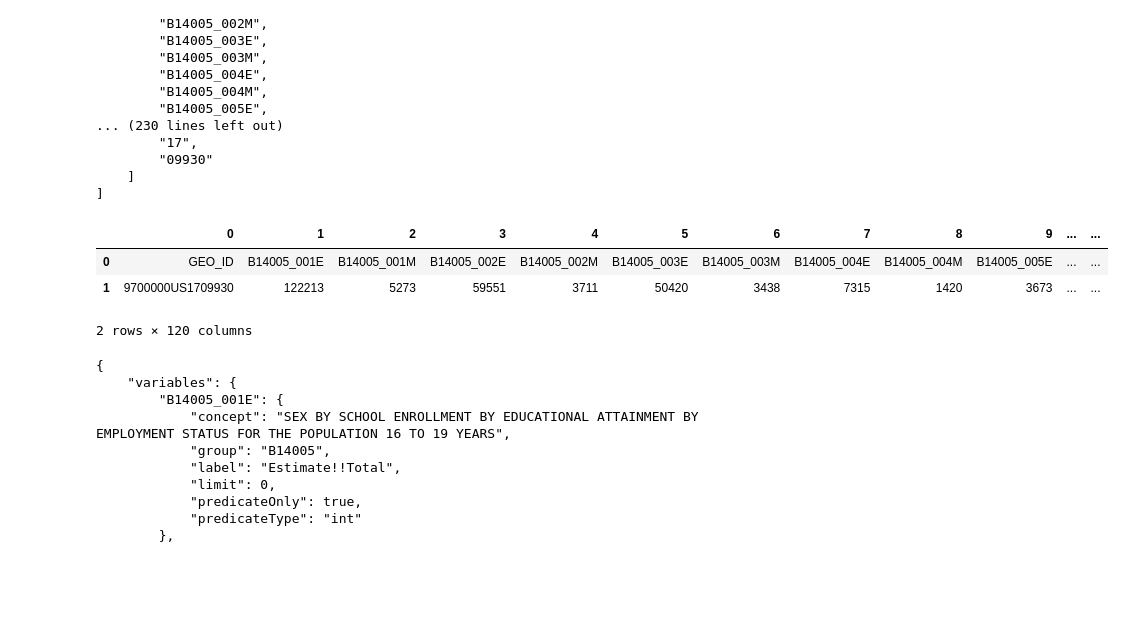
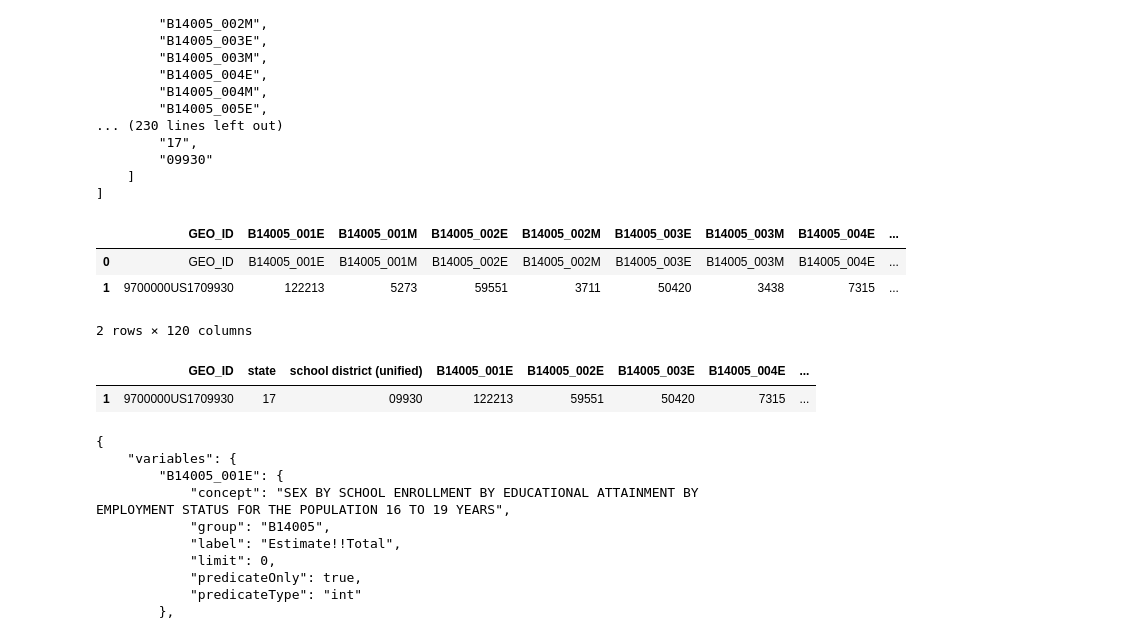
Before and after one commit to eisenba/project-1, a Jupyter notebook: censusdata/CensusData.ipynb, the cells around one changed output. Saved outputs shown, nothing was run; the diff lists cells and outputs as text; code cells hidden in the pictures; blank space fills up the shorter version.

Commit message:
Cleans B14005 table

```diff
--- a/censusdata/CensusData.ipynb
+++ b/censusdata/CensusData.ipynb
@@ -48,12 +48,23 @@ print(json.dumps(chicago_response, indent=4, sort_keys=True))
 # %%
 # another test cell
 cps_df = pd.DataFrame(chicago_response)
+cps_df.columns = cps_df.iloc[0]
 cps_df
 # %% [output]
-|  | 0 | 1 | 2 | 3 | 4 | 5 | 6 | 7 | 8 | 9 | ... | ... |
-| 0 | GEO_ID | B14005_001E | B14005_001M | B14005_002E | B14005_002M | B14005_003E | B14005_003M | B14005_004E | B14005_004M | B14005_005E | ... | ... |
-| 1 | 9700000US1709930 | 122213 | 5273 | 59551 | 3711 | 50420 | 3438 | 7315 | 1420 | 3673 | ... | ... |
+|  | GEO_ID | B14005_001E | B14005_001M | B14005_002E | B14005_002M | B14005_003E | B14005_003M | B14005_004E | ... |
+| 0 | GEO_ID | B14005_001E | B14005_001M | B14005_002E | B14005_002M | B14005_003E | B14005_003M | B14005_004E | ... |
+| 1 | 9700000US1709930 | 122213 | 5273 | 59551 | 3711 | 50420 | 3438 | 7315 | ... |
 2 rows × 120 columns
+# %%
+cps_select = pd.DataFrame(cps_df.iloc[1][['GEO_ID','state','school district (unified)',
+                    'B14005_001E','B14005_002E','B14005_003E','B14005_004E',
+                     'B14005_005E','B14005_006E','B14005_016E','B14005_017E',
+                    'B14005_018E','B14005_019E', 'B14005_020E']])
+cps_select2 = cps_select.transpose()
+cps_select2
+# %% [output]
+|  | GEO_ID | state | school district (unified) | B14005_001E | B14005_002E | B14005_003E | B14005_004E | ... |
+| 1 | 9700000US1709930 | 17 | 09930 | 122213 | 59551 | 50420 | 7315 | ... |
 # %%
 # Get annotation json
 
```
